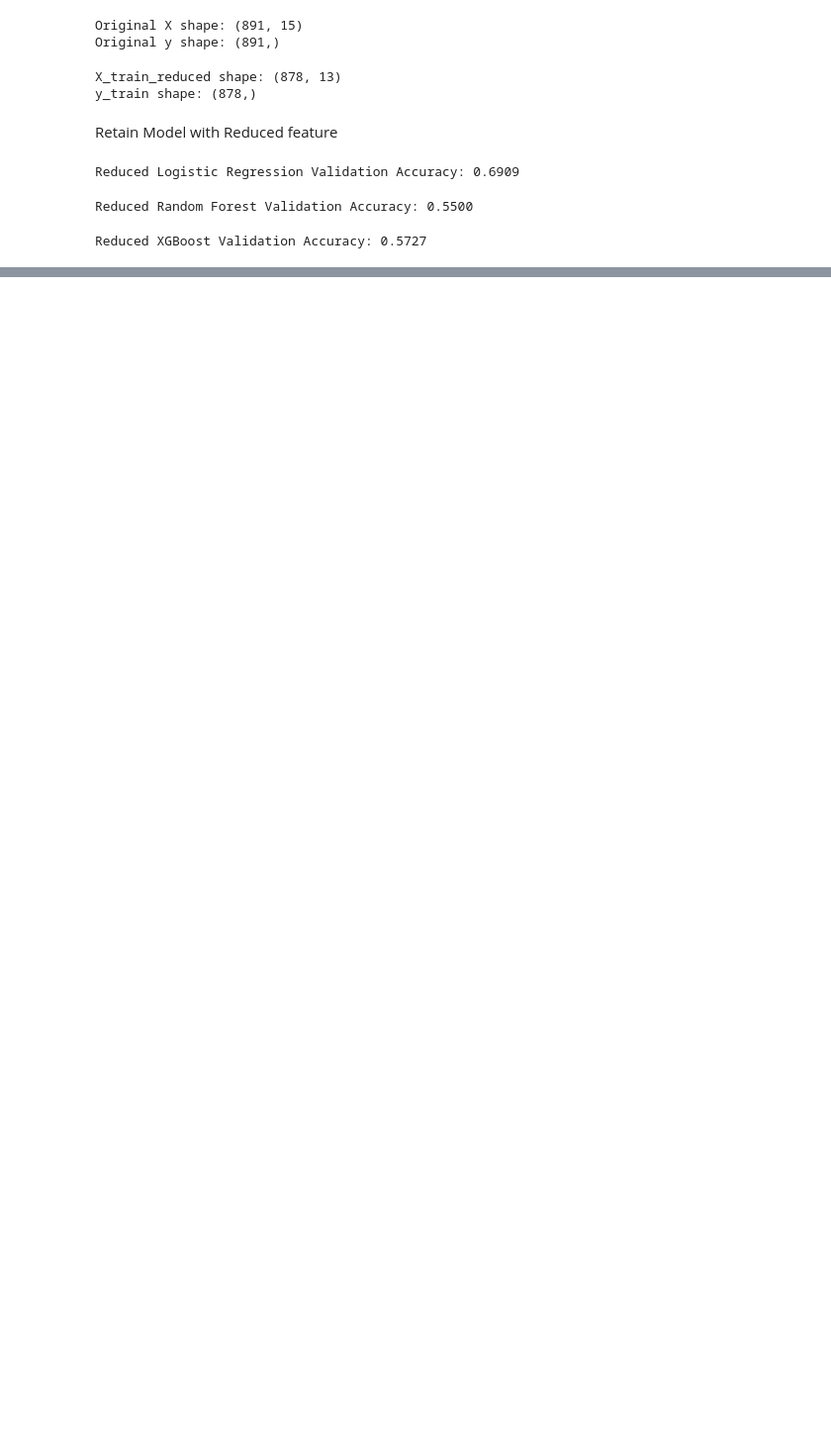
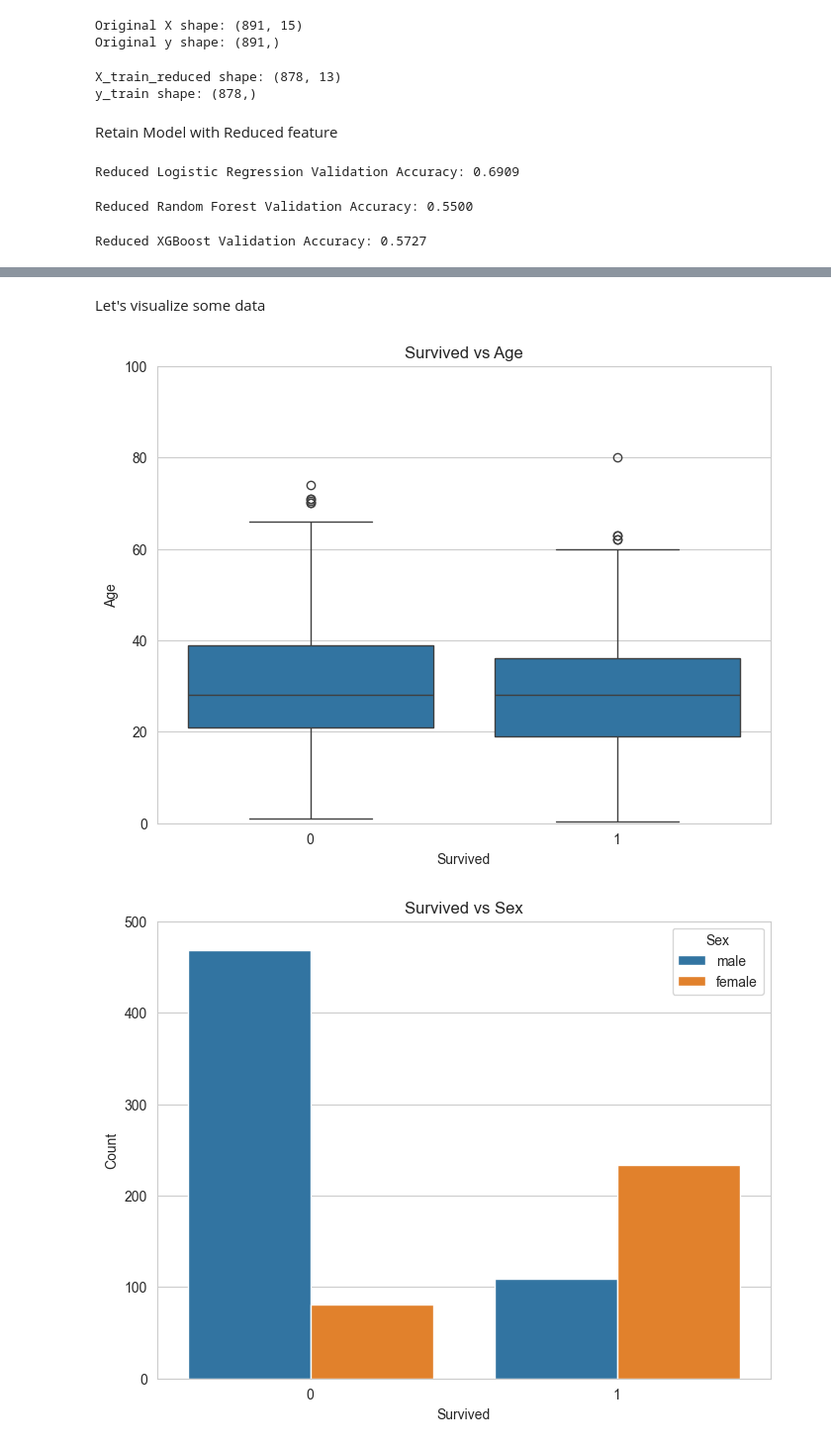
Before and after one commit to MonitSharma/KaggleCompetitions, a Jupyter notebook: titanic/pre-lim/full_titanic_test.ipynb, the cells around one changed output, grey strips where cells are left out. Shown at 99% size. Cells and saved outputs as stored; diff of their text form; code cells hidden in the pictures; blank space fills up the shorter version.

```diff
--- a/titanic/full_titanic_test.ipynb
+++ b/titanic/pre-lim/full_titanic_test.ipynb
@@ -727,0 +741,8 @@ Reduced XGBoost Validation Accuracy: 0.5727
+# %%
+# Load datasets
+train = pd.read_csv('dataset/train.csv')
+test = pd.read_csv('dataset/test.csv')
+gender_submission = pd.read_csv('dataset/gender_submission.csv')
+
+# Display first few rows of training data
+train.head()
@@ -727,0 +792,47 @@ Reduced XGBoost Validation Accuracy: 0.5727
+# %% [markdown]
+Let's visualize some data
+# %%
+import seaborn as sns
+# Plot charts between multiple variables
+import matplotlib.pyplot as plt
+# Age
+fig, ax = plt.subplots(figsize=(8, 6))
+sns.boxplot(x='Survived', y='Age', data=train)
+ax.set_ylim(0, 100)
+plt.title("Survived vs Age")
+plt.xlabel("Survived")
+plt.ylabel("Age")
+plt.show()
+
+# Sex
+fig, ax = plt.subplots(figsize=(8, 6))
+sns.countplot(x='Survived', hue='Sex', data=train)
+ax.set_ylim(0, 500)
+plt.title("Survived vs Sex")
+plt.xlabel("Survived")
+plt.ylabel("Count")
+plt.legend(title="Sex", loc="upper right")
+plt.show()
+
+# Pclass
+fig, ax = plt.subplots(figsize=(8, 6))
+sns.countplot(x='Survived', hue='Pclass', data=train)
+ax.set_ylim(0, 400)
+plt.title("Survived vs Pclass")
+plt.xlabel("Survived")
+plt.ylabel("Count")
+plt.legend(title="Pclass", loc="upper right")
+plt.show()
+
+# Embarked
+fig, ax = plt.subplots(figsize=(8, 6))
+sns.countplot(x='Survived', hue='Embarked', data=train)
+ax.set_ylim(0, 500)
+plt.title("Survived vs Embarked")
+plt.xlabel("Survived")
+plt.ylabel("Count")
+plt.legend(title="Embarked", loc="upper right")
+plt.show()
+# %% [output]
+[figure, added]
+[figure, added]
```
Also changed, not shown: parts of 34 cells of this notebook, 7 other files.
